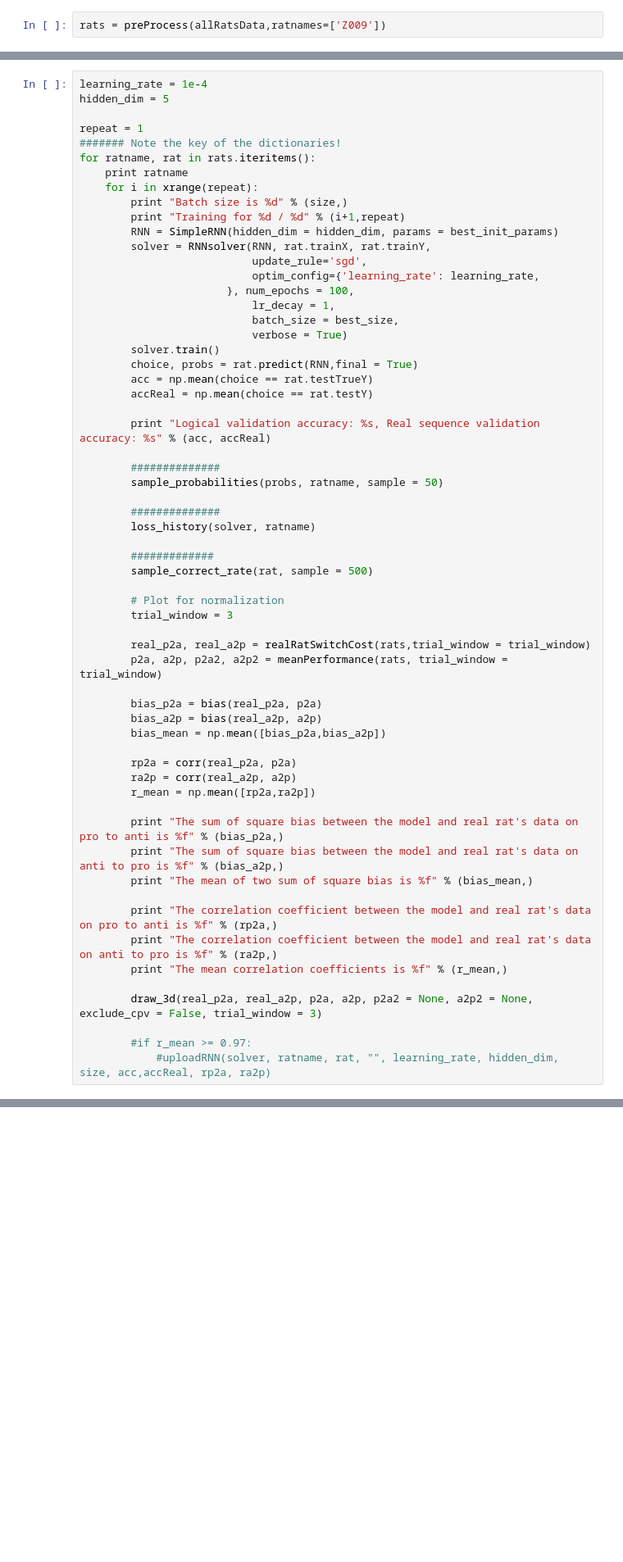
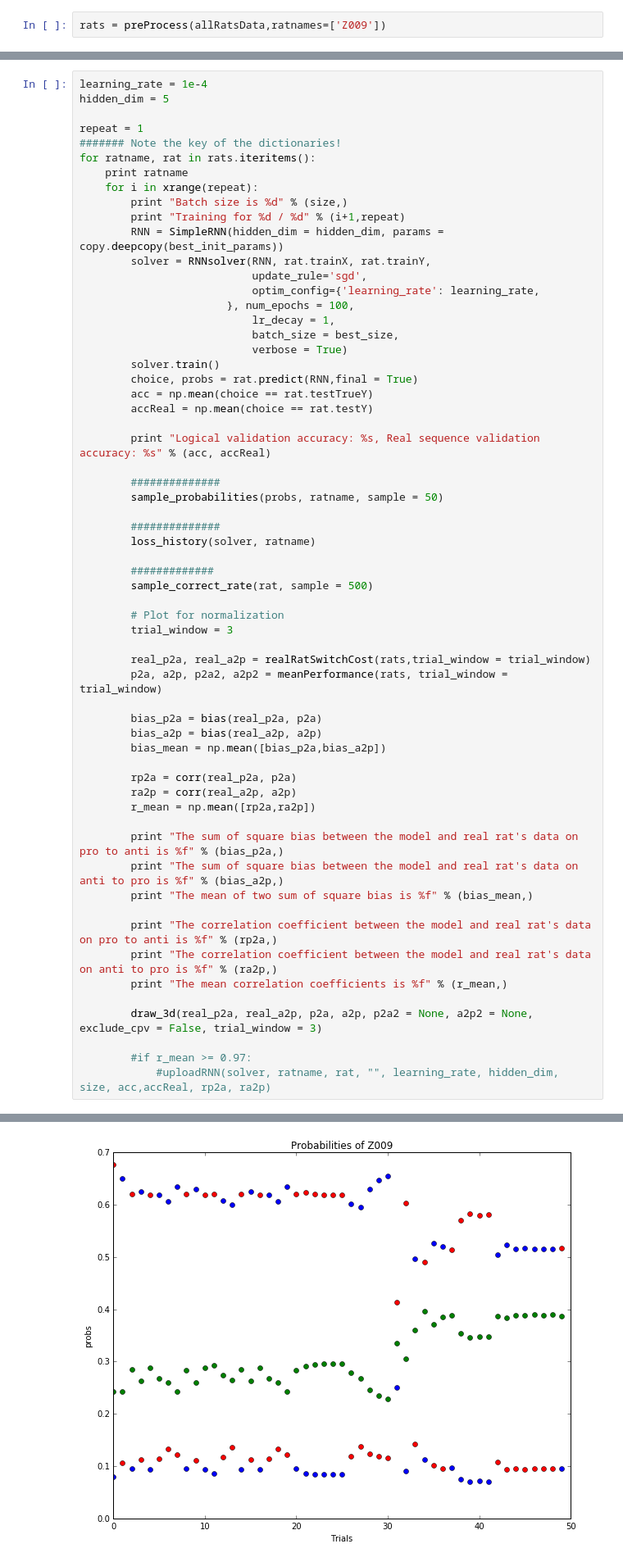
Before and after one commit to jacklxc/Virtual-Rat, a Jupyter notebook: SimpleVirtualRat.ipynb, the cells around one changed output, grey strips where cells are left out. Shown at 82% size. Drawn from its saved outputs; the diff is of its cells as text; blank space fills up the shorter version.

Commit message:
Figure 4a

```diff
--- a/SimpleVirtualRat.ipynb
+++ b/SimpleVirtualRat.ipynb
@@ -207,7 +208,7 @@ for ratname, rat in rats.iteritems():
     for i in xrange(repeat):
         print "Batch size is %d" % (size,)
         print "Training for %d / %d" % (i+1,repeat)
-        RNN = SimpleRNN(hidden_dim = hidden_dim, params = best_init_params)
+        RNN = SimpleRNN(hidden_dim = hidden_dim, params = copy.deepcopy(best_init_params))
         solver = RNNsolver(RNN, rat.trainX, rat.trainY,
                            update_rule='sgd',
                            optim_config={'learning_rate': learning_rate,
@@ -270,0 +279 @@ Training for 1 / 1
+[figure, added]
```
Also changed, not shown: parts of 5 cells of this notebook, 3 other files.
